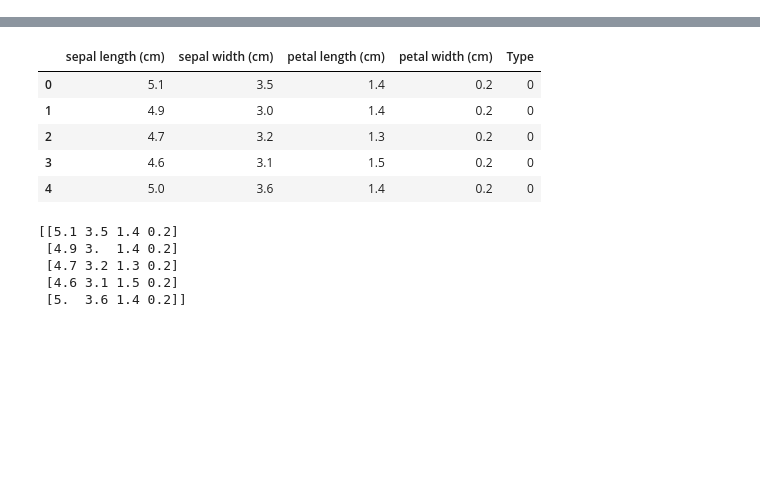
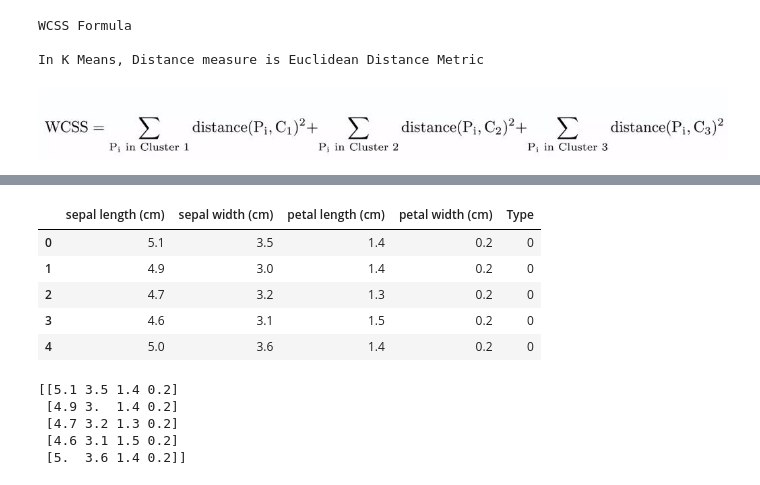
Before and after one commit to sandipanpaul21/Clustering-in-Python, a Jupyter notebook: 06_K_Means_Clustering.ipynb, the cells around one changed output, grey strips where cells are left out. Saved outputs shown, nothing was run; the diff lists cells and outputs as text; code cells hidden in the pictures; blank space fills up the shorter version.

```diff
--- a/06_K_Means_Clustering.ipynb
+++ b/06_K_Means_Clustering.ipynb
@@ -31,0 +127,9 @@ import pandas as pd
+# %%
+print('WCSS Formula\n')
+print('In K Means, Distance measure is Euclidean Distance Metric')
+Image('C7423E3E-0827-4D5A-9AF4-85291A8637ED.jpeg')
+# %% [output]
+WCSS Formula
+
+In K Means, Distance measure is Euclidean Distance Metric
+[figure, added]
```
Also changed, not shown: parts of 18 cells of this notebook.
